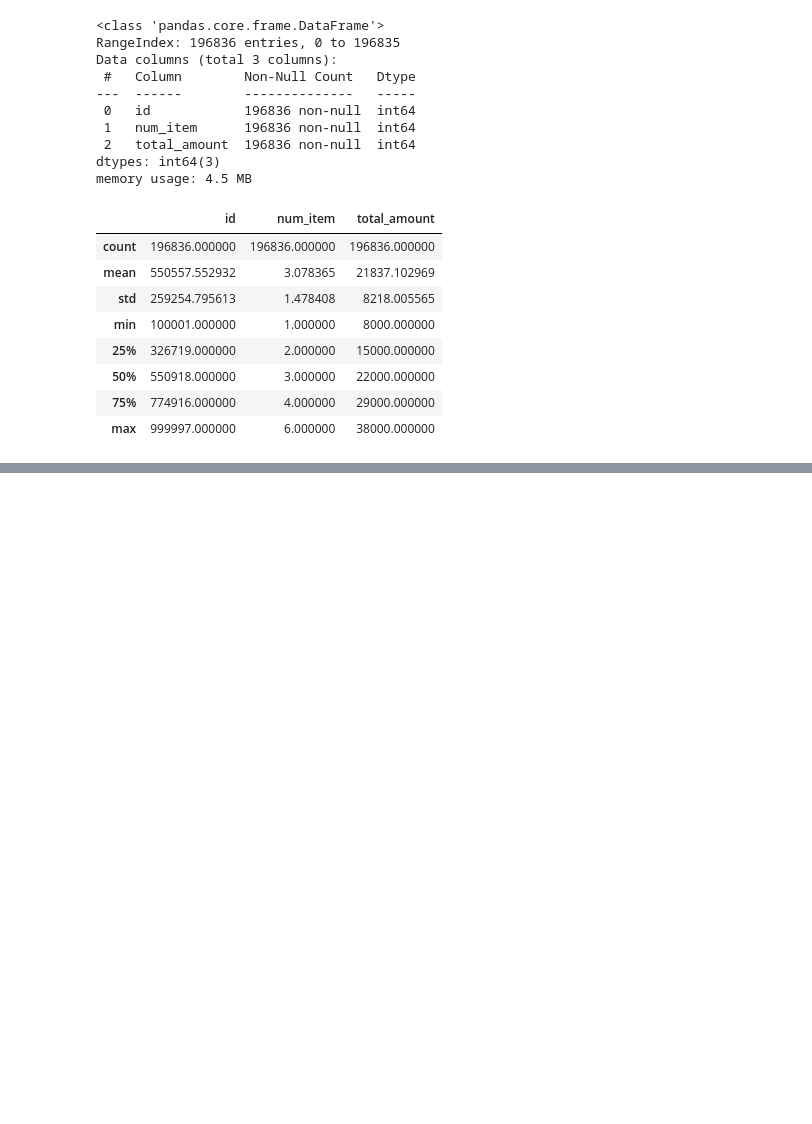
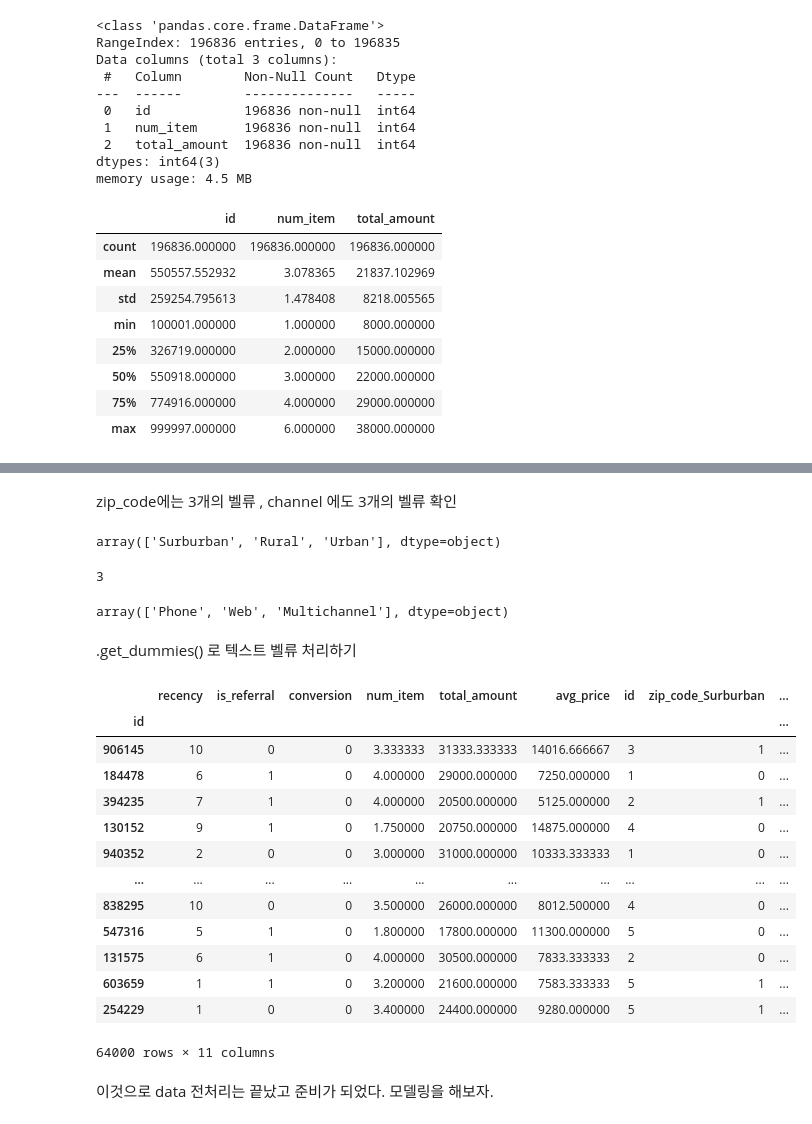
Before and after one commit to goldang01/E-Commerce, a Jupyter notebook: Chapter06.Random Forest.ipynb, the cells around one changed output, grey strips where cells are left out. Drawn from its saved outputs; the diff is of its cells as text; code cells hidden in the pictures; blank space fills up the shorter version.

```diff
--- a/Chapter06.Random Forest.ipynb
+++ b/Chapter06.Random Forest.ipynb
@@ -112,0 +338,33 @@ tran.describe()
+# %% [markdown]
+zip_code에는 3개의 벨류 , channel 에도 3개의 벨류 확인
+# %%
+data['zip_code'].unique()
+# %% [output]
+array(['Surburban', 'Rural', 'Urban'], dtype=object)
+# %%
+data['channel'].nunique()
+# %% [output]
+3
+# %%
+data['channel'].unique()
+# %% [output]
+array(['Phone', 'Web', 'Multichannel'], dtype=object)
+# %% [markdown]
+.get_dummies() 로 텍스트 벨류 처리하기
+# %%
+pd.get_dummies(data, columns=['zip_code', 'channel'], drop_first = True)
+# %% [output]
+|  | recency | is_referral | conversion | num_item | total_amount | avg_price | id | zip_code_Surburban | ... |
+| id |  |  |  |  |  |  |  |  | ... |
+| 906145 | 10 | 0 | 0 | 3.333333 | 31333.333333 | 14016.666667 | 3 | 1 | ... |
+| 184478 | 6 | 1 | 0 | 4.000000 | 29000.000000 | 7250.000000 | 1 | 0 | ... |
+| 394235 | 7 | 1 | 0 | 4.000000 | 20500.000000 | 5125.000000 | 2 | 1 | ... |
+| 130152 | 9 | 1 | 0 | 1.750000 | 20750.000000 | 14875.000000 | 4 | 0 | ... |
+| 940352 | 2 | 0 | 0 | 3.000000 | 31000.000000 | 10333.333333 | 1 | 0 | ... |
+| ... | ... | ... | ... | ... | ... | ... | ... | ... | ... |
+| 838295 | 10 | 0 | 0 | 3.500000 | 26000.000000 | 8012.500000 | 4 | 0 | ... |
+| 547316 | 5 | 1 | 0 | 1.800000 | 17800.000000 | 11300.000000 | 5 | 0 | ... |
+| 131575 | 6 | 1 | 0 | 4.000000 | 30500.000000 | 7833.333333 | 2 | 0 | ... |
+| 603659 | 1 | 1 | 0 | 3.200000 | 21600.000000 | 7583.333333 | 5 | 1 | ... |
+| 254229 | 1 | 0 | 0 | 3.400000 | 24400.000000 | 9280.000000 | 5 | 1 | ... |
+64000 rows × 11 columns
@@ -112,0 +373,2 @@ tran.describe()
+# %% [markdown]
+이것으로 data 전처리는 끝났고 준비가 되었다. 모델링을 해보자.
```
Also changed, not shown: parts of 90 cells of this notebook.
